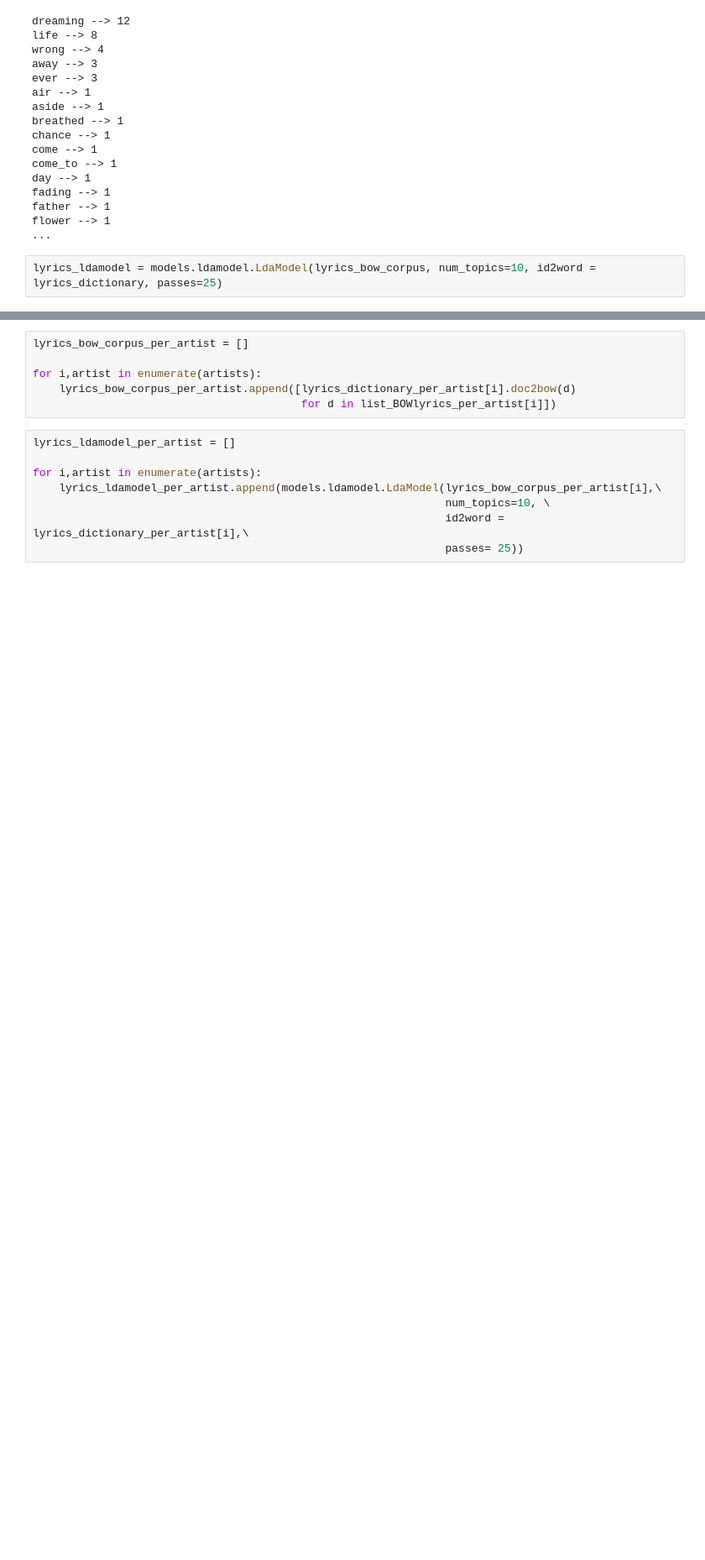
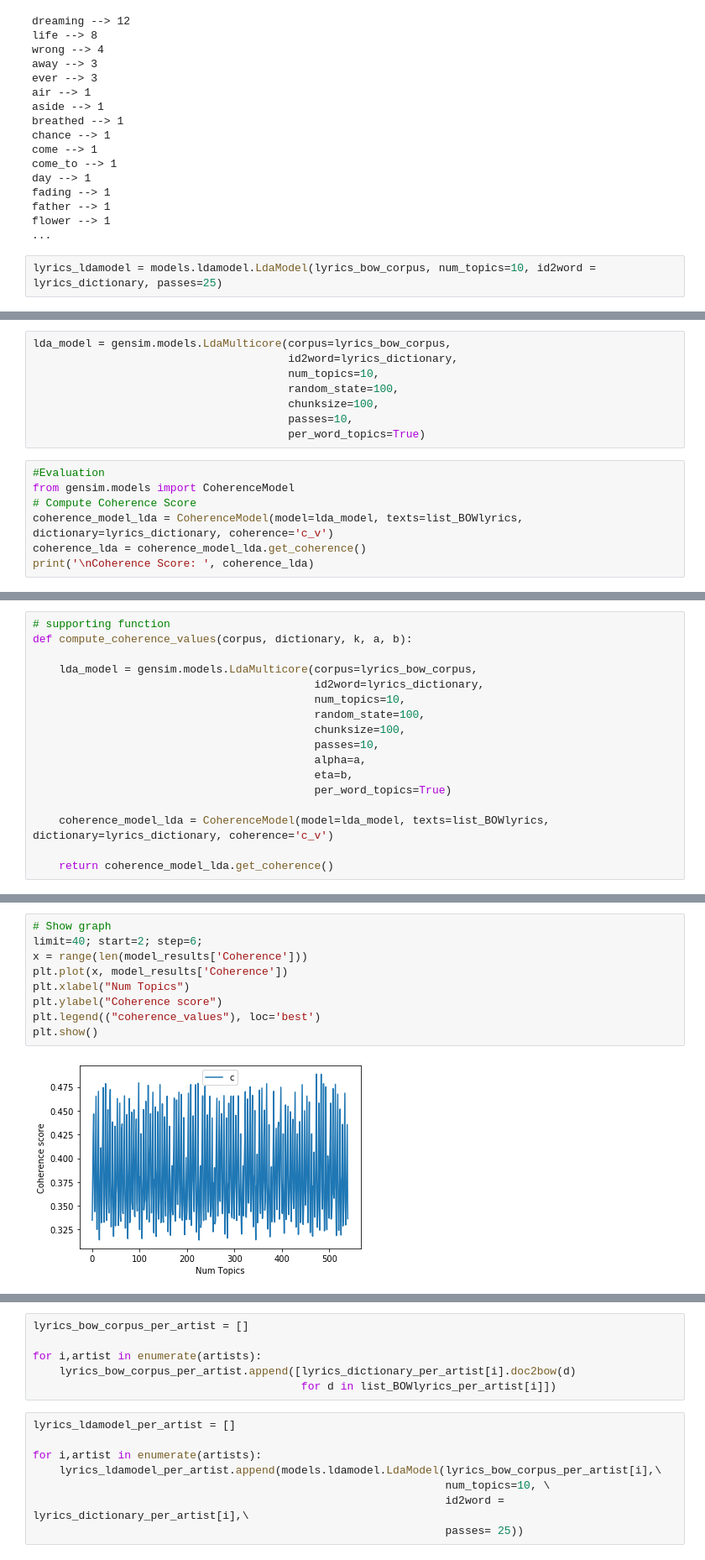
Before and after one commit to ludovicaschaerf/TMCI_Project, a Jupyter notebook: Project Pipeline.ipynb, the cells around one changed output, grey strips where cells are left out. Shown at 84% size. Drawn from its saved outputs; the diff is of its cells as text; blank space fills up the shorter version.

```diff
--- a/Project Pipeline.ipynb
+++ b/Project Pipeline.ipynb
@@ -223,0 +290,15 @@ lyrics_ldamodel.show_topics(formatted=False, num_words=15)
+# %%
+lda_model = gensim.models.LdaMulticore(corpus=lyrics_bow_corpus,
+                                       id2word=lyrics_dictionary,
+                                       num_topics=10,
+                                       random_state=100,
+                                       chunksize=100,
+                                       passes=10,
+                                       per_word_topics=True)
+# %%
+#Evaluation
+from gensim.models import CoherenceModel
+# Compute Coherence Score
+coherence_model_lda = CoherenceModel(model=lda_model, texts=list_BOWlyrics, dictionary=lyrics_dictionary, coherence='c_v')
+coherence_lda = coherence_model_lda.get_coherence()
+print('\nCoherence Score: ', coherence_lda)
@@ -223,0 +307,17 @@ lyrics_ldamodel.show_topics(formatted=False, num_words=15)
+# %%
+# supporting function
+def compute_coherence_values(corpus, dictionary, k, a, b):
+
+    lda_model = gensim.models.LdaMulticore(corpus=lyrics_bow_corpus,
+                                           id2word=lyrics_dictionary,
+                                           num_topics=10,
+                                           random_state=100,
+                                           chunksize=100,
+                                           passes=10,
+                                           alpha=a,
+                                           eta=b,
+                                           per_word_topics=True)
+
+    coherence_model_lda = CoherenceModel(model=lda_model, texts=list_BOWlyrics, dictionary=lyrics_dictionary, coherence='c_v')
+
+    return coherence_model_lda.get_coherence()
@@ -223,0 +395,11 @@ lyrics_ldamodel.show_topics(formatted=False, num_words=15)
+# %%
+# Show graph
+limit=40; start=2; step=6;
+x = range(len(model_results['Coherence']))
+plt.plot(x, model_results['Coherence'])
+plt.xlabel("Num Topics")
+plt.ylabel("Coherence score")
+plt.legend(("coherence_values"), loc='best')
+plt.show()
+# %% [output]
+[figure, added]
```
Also changed, not shown: parts of 51 cells of this notebook.
